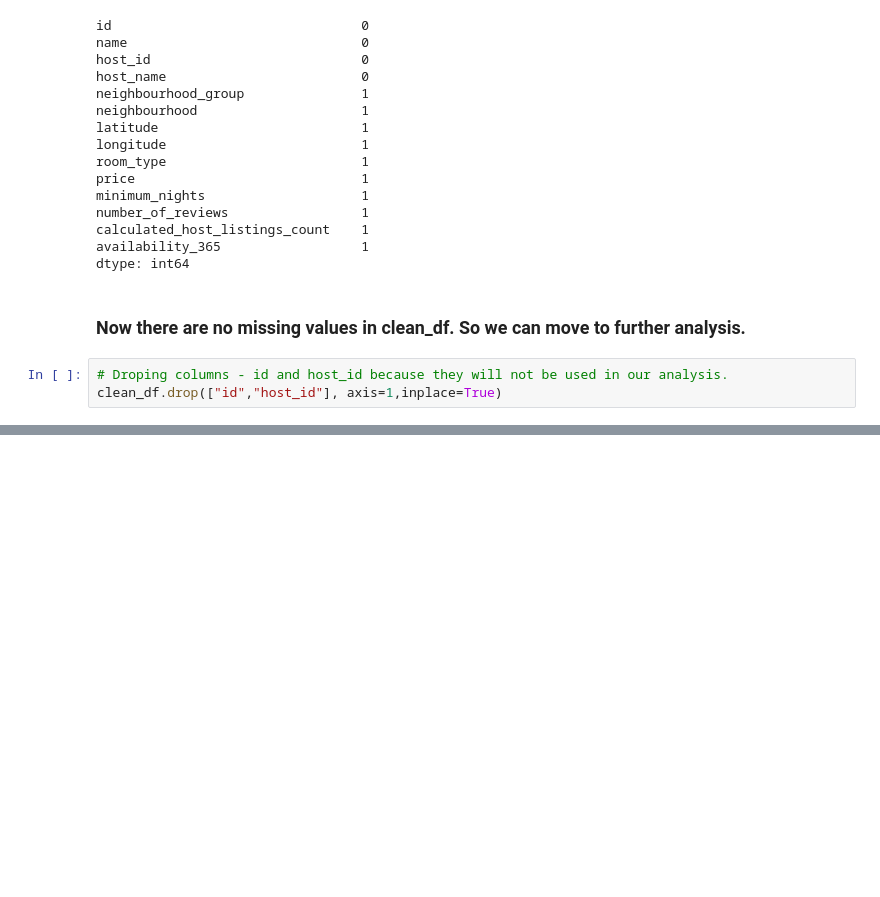
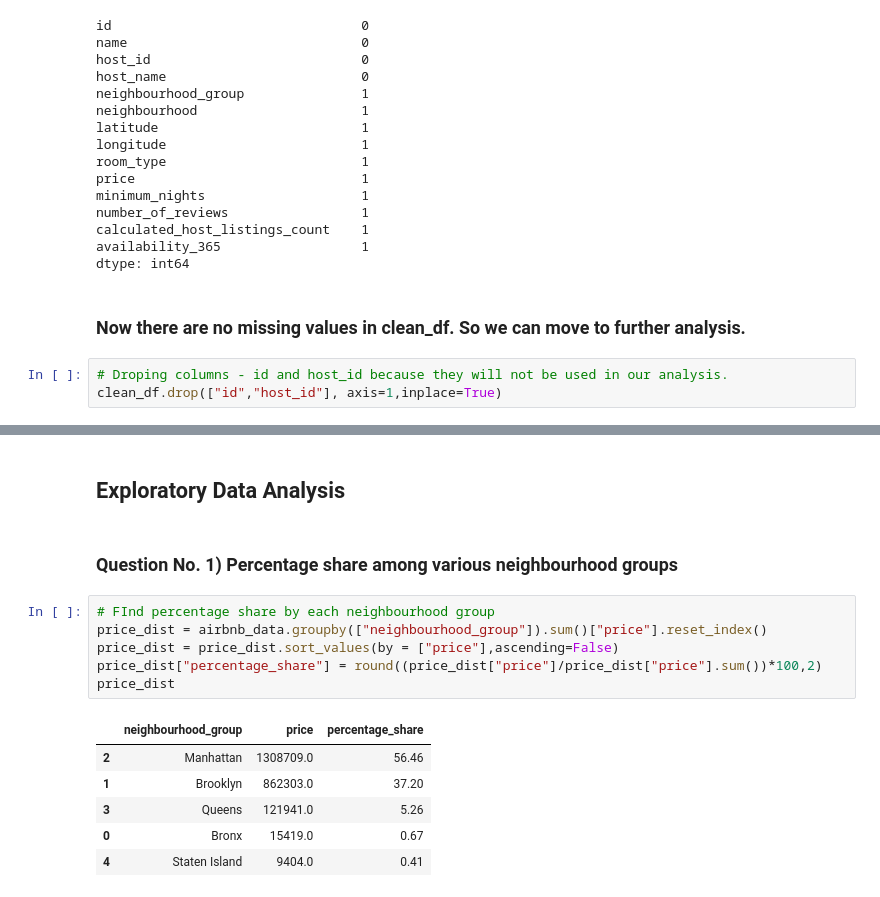
Before and after one commit to KaustubhDhurve/Capstone-Project-Airbnb-Data-Analysis, a Jupyter notebook: Airbnb_Bookings_Analysis_Capstone_Project.ipynb, the cells around one changed output, grey strips where cells are left out. Cells and saved outputs as stored; diff of their text form; blank space fills up the shorter version.

```diff
--- a/Airbnb_Bookings_Analysis_Capstone_Project.ipynb
+++ b/Airbnb_Bookings_Analysis_Capstone_Project.ipynb
@@ -193,3 +191,20 @@ airbnb_data.head()
 | 2 | THE VILLAGE OF HARLEM....NEW YORK ! | Elisabeth | Manhattan | Harlem | 40.80902 | -73.94190 | Private room | 150.0 | ... |
 | 3 | Cozy Entire Floor of Brownstone | LisaRoxanne | Brooklyn | Clinton Hill | 40.68514 | -73.95976 | Entire home/apt | 89.0 | ... |
 | 4 | Entire Apt: Spacious Studio/Loft ... | Laura | Manhattan | East Harlem | 40.79851 | -73.94399 | Entire home/apt | 80.0 | ... |
+# %% [markdown]
+## **Exploratory Data Analysis**
+# %% [markdown]
+### **Question No. 1)** Percentage share among various neighbourhood groups
+# %%
+# FInd percentage share by each neighbourhood group
+price_dist = airbnb_data.groupby(["neighbourhood_group"]).sum()["price"].reset_index()
+price_dist = price_dist.sort_values(by = ["price"],ascending=False)
+price_dist["percentage_share"] = round((price_dist["price"]/price_dist["price"].sum())*100,2)
+price_dist
+# %% [output]
+|  | neighbourhood_group | price | percentage_share |
+| 2 | Manhattan | 1308709.0 | 56.46 |
+| 1 | Brooklyn | 862303.0 | 37.20 |
+| 3 | Queens | 121941.0 | 5.26 |
+| 0 | Bronx | 15419.0 | 0.67 |
+| 4 | Staten Island | 9404.0 | 0.41 |
```
Also changed, not shown: parts of 3 cells of this notebook.
